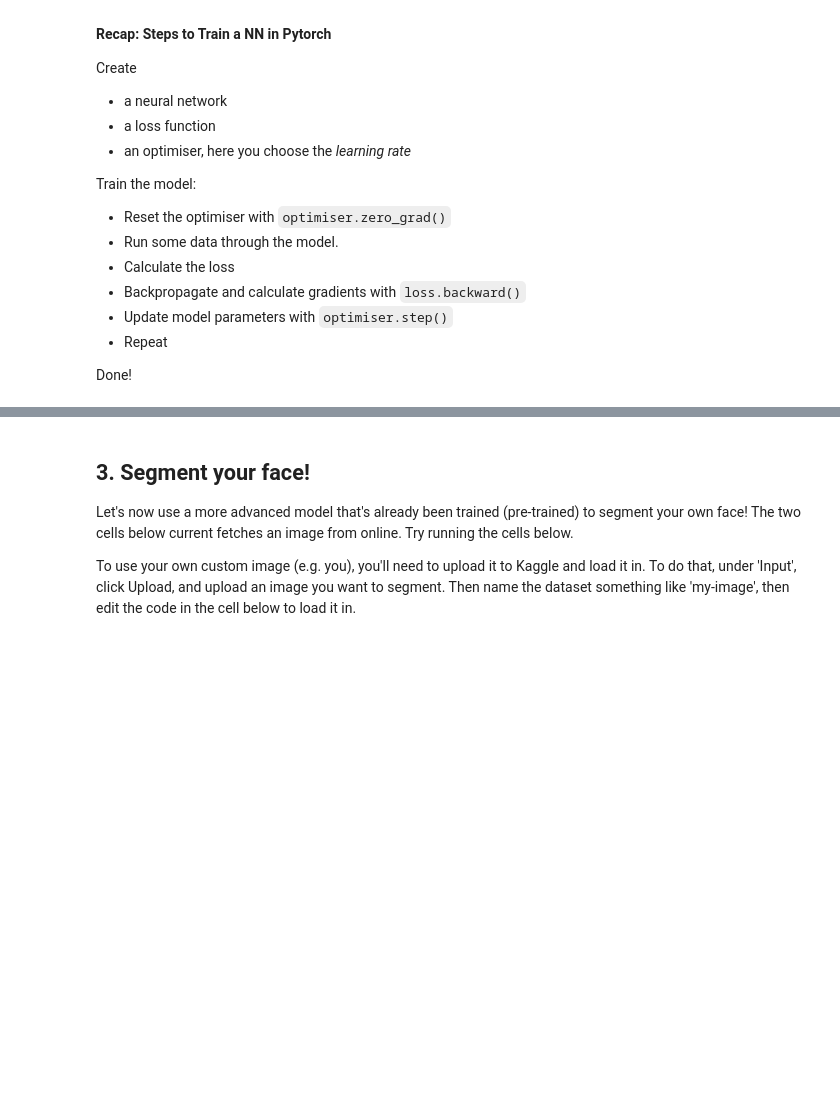
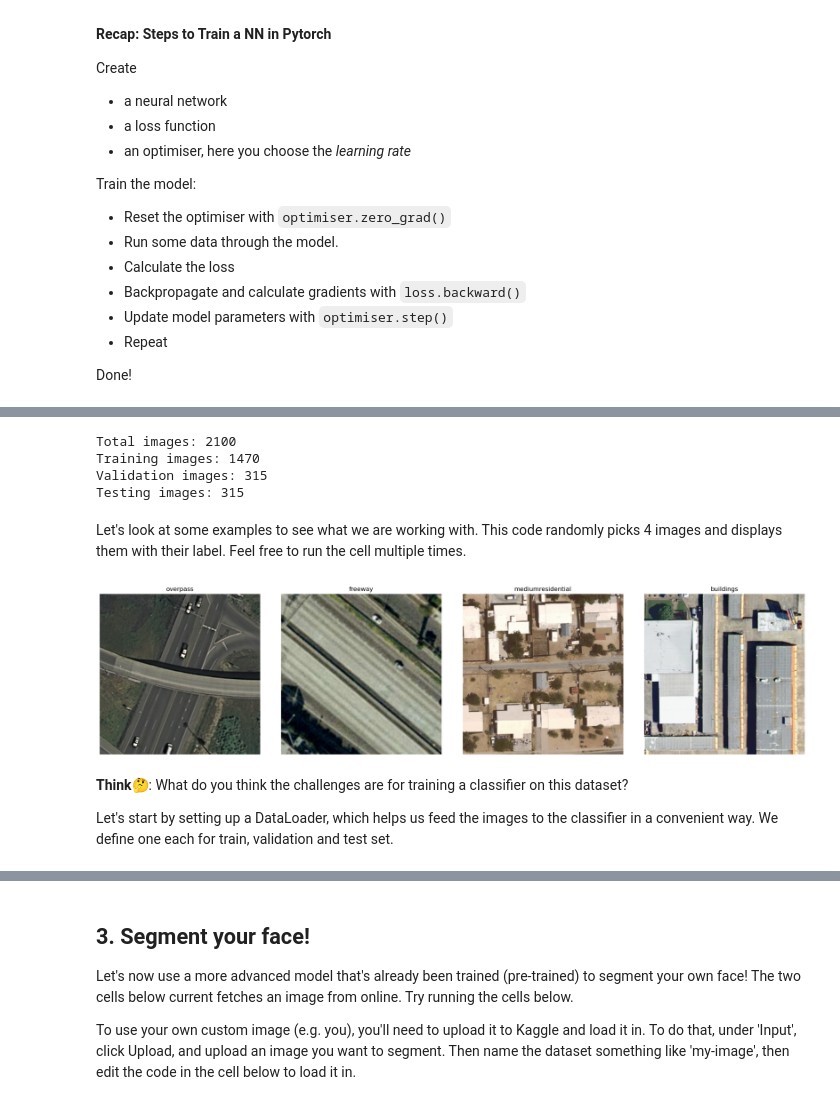
Before and after one commit to EdinburghAI/workshops, a Jupyter notebook: Workshop3/CNNs-Solved.ipynb, the cells around one changed output, grey strips where cells are left out. Drawn from its saved outputs; the diff is of its cells as text; code cells hidden in the pictures; blank space fills up the shorter version.

Commit message:
add section on satellite image classification

```diff
--- a/Workshop3/CNNs-Solved.ipynb
+++ b/Workshop3/CNNs-Solved.ipynb
@@ -284,0 +297,77 @@ Done!
+# %%
+# These are the classes in the dataset
+CLASSES = ['agricultural', 'airplane', 'baseballdiamond', 'beach', 'buildings', 'chaparral', 'denseresidential', 'forest', 'freeway', 'golfcourse', 'harbor', 'intersection', 'mediumresidential', 'mobilehomepark', 'overpass', 'parkinglot', 'river', 'runway', 'sparseresidential', 'storagetanks', 'tenniscourt']
+
+from torchvision import datasets, transforms
+from torch.utils.data import random_split
+
+# Define the data directory
+data_dir = './kaggle/input/UCMerced_LandUse/Images'
+
+# Define transforms
+transform = transforms.Compose([
+    transforms.ToTensor(),  # Convert images to PyTorch tensors
+    transforms.Resize((256, 256))  # Resize images to 128x128
+])
+
+# Load the full dataset
+full_dataset = datasets.ImageFolder(root=data_dir, transform=transform)
+
+# Calculate sizes for train, validation, and test sets
+total_size = len(full_dataset)
+train_size = int(0.7 * total_size)
+val_size = int(0.15 * total_size)
+test_size = total_size - train_size - val_size
+
+# Split the dataset
+train_dataset, val_dataset, test_dataset = random_split(
+    full_dataset, [train_size, val_size, test_size]
+)
+
+print(f"Total images: {total_size}")
+print(f"Training images: {len(train_dataset)}")
+print(f"Validation images: {len(val_dataset)}")
+print(f"Testing images: {len(test_dataset)}")
+# %% [output]
+Total images: 2100
+Training images: 1470
+Validation images: 315
+Testing images: 315
+# %% [markdown]
+Let's look at some examples to see what we are working with. This code randomly picks 4 images and displays them with their label. Feel free to run the cell multiple times.
+# %%
+import matplotlib.pyplot as plt
+import random
+
+def imshow(img, title=None):
+    img = img.permute(1, 2, 0)  # rearrange dimensions for plotting
+    plt.imshow(img)
+    if title is not None:
+        plt.title(title)
+    plt.axis('off')
+
+# Set up the plot
+fig, axs = plt.subplots(1, 4, figsize=(20, 5))
+plt.tight_layout()
+
+# Get 4 random indices
+random_indices = random.sample(range(len(train_dataset)), 4)
+
+for i, idx in enumerate(random_indices):
+    # Get the image and label
+    img, label = train_dataset[idx]
+
+    # Get the class name
+    class_name = CLASSES[label]
+
+    # Plot the image
+    plt.sca(axs[i])
+    imshow(img, title=class_name)
+
+plt.show()
+# %% [output]
+[figure, added]
+# %% [markdown]
+**Think🤔**: What do you think the challenges are for training a classifier on this dataset?
+
+Let's start by setting up a DataLoader, which helps us feed the images to the classifier in a convenient way. We define one each for train, validation and test set.
```
Also changed, not shown: parts of 15 cells of this notebook.
